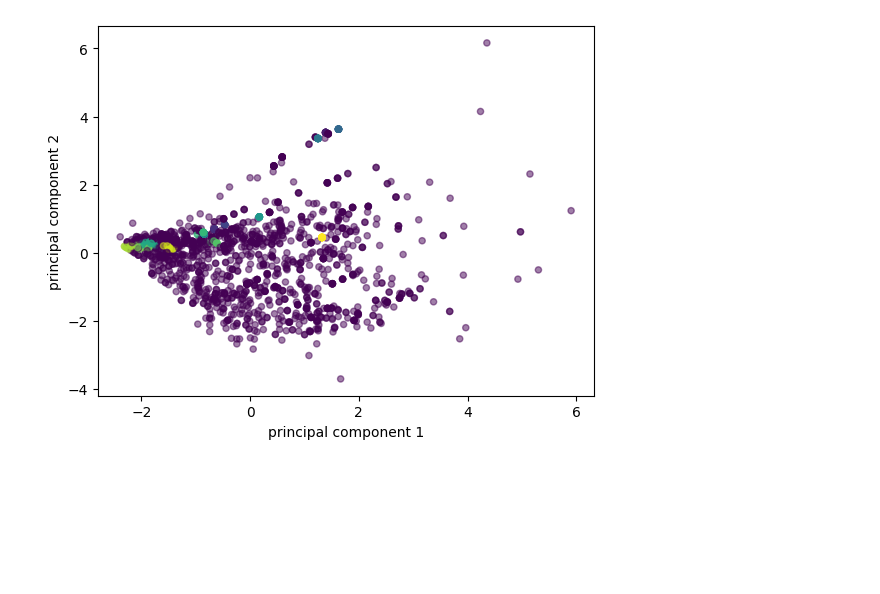
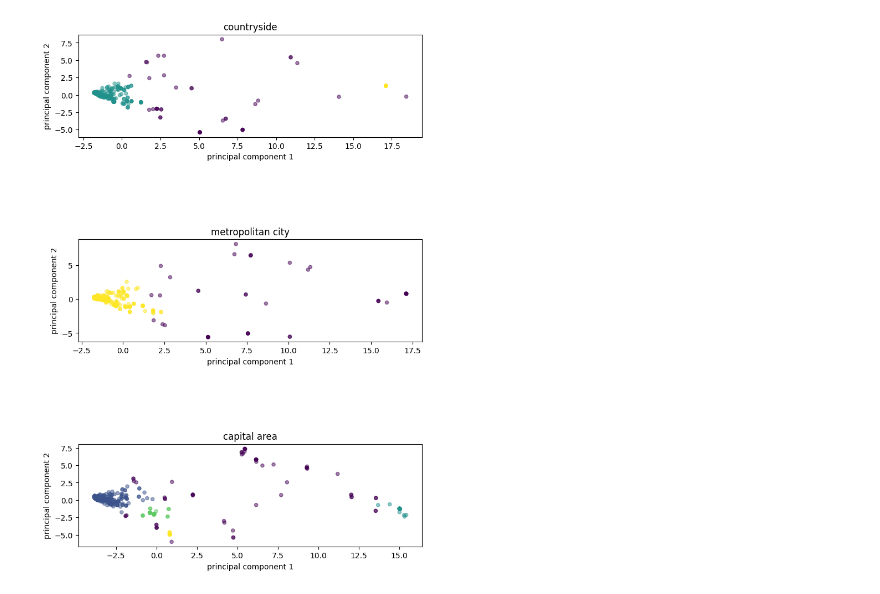
Before and after one commit to RGB234/----------, a Jupyter notebook: clustering.ipynb, the cells around one changed output. Cells and saved outputs as stored; diff of their text form; code cells hidden in the pictures; blank space fills up the shorter version.

```diff
--- a/clustering.ipynb
+++ b/clustering.ipynb
@@ -39,19 +48,31 @@ Name: count, dtype: int64
 # %%
 numClusters = 3
-regionColors = ['red', 'green', 'blue']
-dataPointColor = [regionColors[row] for row in df_dropna['region']]
+# 수도권 : 서울, 인천, 세종, 경기 -> 2
+# 수도권 외 광역시: 부산, 대구, 광주, 대전, 울산 -> 1
+# 그 외 지방: 강원, 충북, 충남, 전북, 전남, 경북, 경남, 제주 -> 0
+regionColors = ['pink', 'green', 'orange']
+dataPointColor = [regionColors[row] for row in df_balanced['region']]
 
 features = ['pros_encoded', 'aversalary', 'capital']
 
 # math.comb(len(features),2)
-fig, axes = plt.subplots(3, figsize=(14, 20))
+fig, axes = plt.subplots(3, figsize=(10, 20))
 fig.subplots_adjust(hspace=0.5)
 
 tmp_idx = 0
 for i in range(len(features)):
     for j in range(i+1, len(features)):
         ax = axes[tmp_idx]
-        ax.scatter(df_dropna[features[i]], df_dropna[features[j]], c=dataPointColor, alpha=0.5)
+        ax.scatter(df_balanced[features[i]], df_balanced[features[j]], c=dataPointColor, alpha=0.5)
+
+        x_min = df_balanced[features[i]].min()
+        x_max = df_balanced[features[i]].max()
+        y_min = df_balanced[features[j]].min()
+        y_max = df_balanced[features[j]].max()
+
+        ax.set_xlim(x_min * 1.2 , x_max * 1.2)
+        ax.set_ylim(y_min * 1.2, y_max * 1.2)
+
         ax.set_xlabel(features[i])
         ax.set_ylabel(features[j])
         tmp_idx += 1
@@ -170,37 +278,45 @@ plt.show()
 # %%
-X = df_dropna
-clustering = DBSCAN(eps=0.2, min_samples=10).fit(X)
+regionTypes = {0: "countryside", 1: "metropolitan city", 2: "capital area"}
+colors = ["red", "green", "blue"]
 
-regions = X['region']
-labels = clustering.labels_
+fig = plt.figure(figsize=(8, 12))
+fig.subplots_adjust(hspace=1, wspace=0.2)
 
-# pca = PCA(n_components=3)
-pca = PCA(n_components=2)
-pca_fit = pca.fit(X)
-principalComponents = pca_fit.transform(X)
-principalDf = pd.DataFrame(data = principalComponents,
-                           columns=['p_component 1',
-                                    'p_component 2',
-                                    # 'p_component 3',
-                                    ])
+for regionType in regionTypes.keys():
+    # regionType : 0..2
+    X = df_balanced[df_balanced["region"] == regionType]
 
-fig = plt.figure()
-# ax = fig.add_subplot(projection='3d')
-ax = fig.add_subplot(1,1,1)
+    pca = PCA(n_components=2)
+    pca_fit = pca.fit(X.values)
+    X_pca2 = pca_fit.transform(X.values)
+    principalDf = pd.DataFrame(
+        data=X_pca2,
+        columns=[
+            "p_component 1",
+            "p_component 2",
+        ],
+    )
 
-plt.scatter(principalDf['p_component 1'],
-           principalDf['p_component 2'],
-        #    principalDf['p_component 3'],
+    predict = DBSCAN(eps=1, min_samples=10).fit_predict(X_pca2)
+
+    ax = fig.add_subplot(3, 1, regionType + 1)
+
+    # dataPoints
+    plt.scatter(
+        principalDf["p_component 1"],
+        principalDf["p_component 2"],
+        c=predict,
         s=20,
-           c=labels,
-           alpha=0.5,
-           )
+        alpha=0.5,
+    )
 
-ax.set_xlabel('principal component 1')
-ax.set_ylabel('principal component 2')
-# ax.set_zlabel('principal component 3')
+    ax.set_title(regionTypes[regionType])
+    ax.set_xlabel("principal component 1")
+    ax.set_ylabel("principal component 2")
+
+    # predict 결과가 -1 인 경우도 존재 (미분류)
+    print(set(predict))
+    print(f"The number of clusters ({regionTypes[regionType]}): ", len(set(predict)) - 1)
 
 plt.show()
-
-print("Number of clusters in labels: ", len(set(clustering.labels_)))
 # %% [output]
@@ -207 +329 @@ print("Number of clusters in labels: ", len(set(clustering.labels_)))
-[figure, old version]
+[figure, new version]
```
Also changed, not shown: parts of 17 cells of this notebook, 1 other file.
